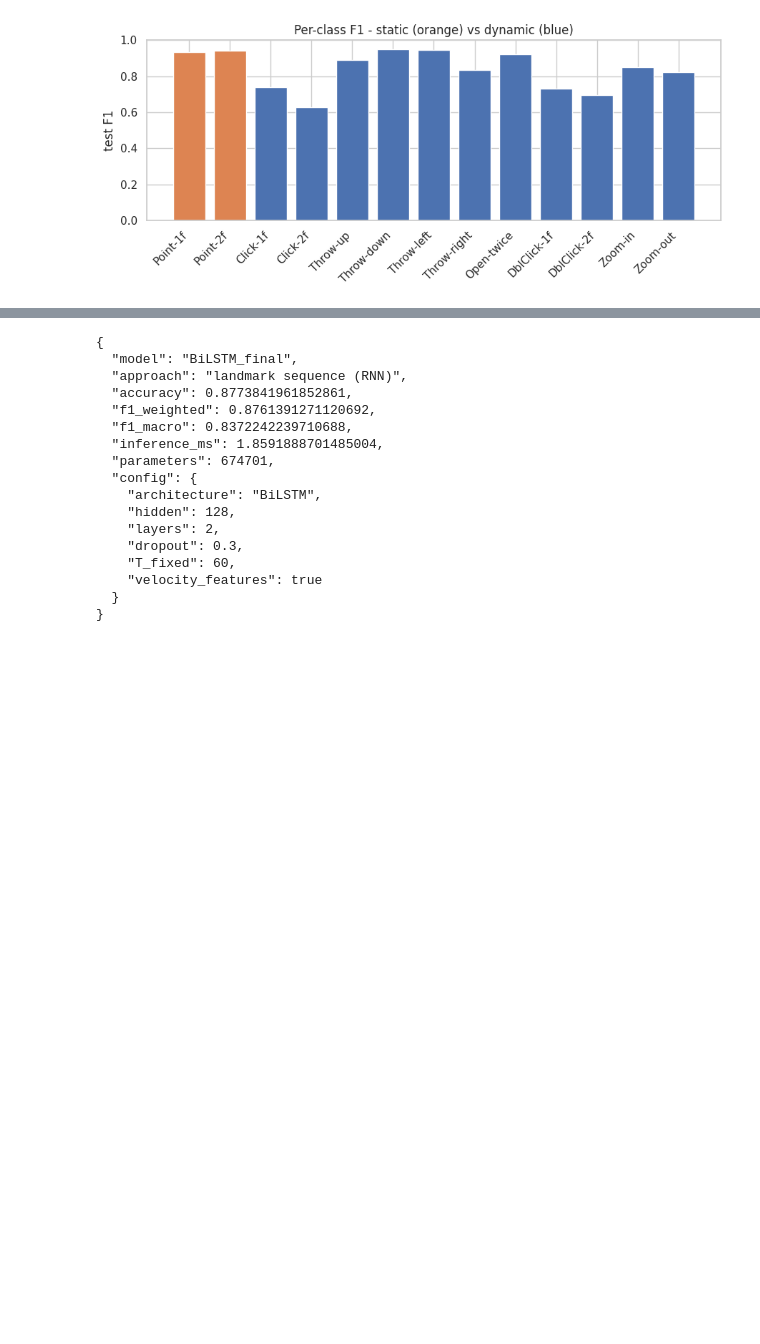
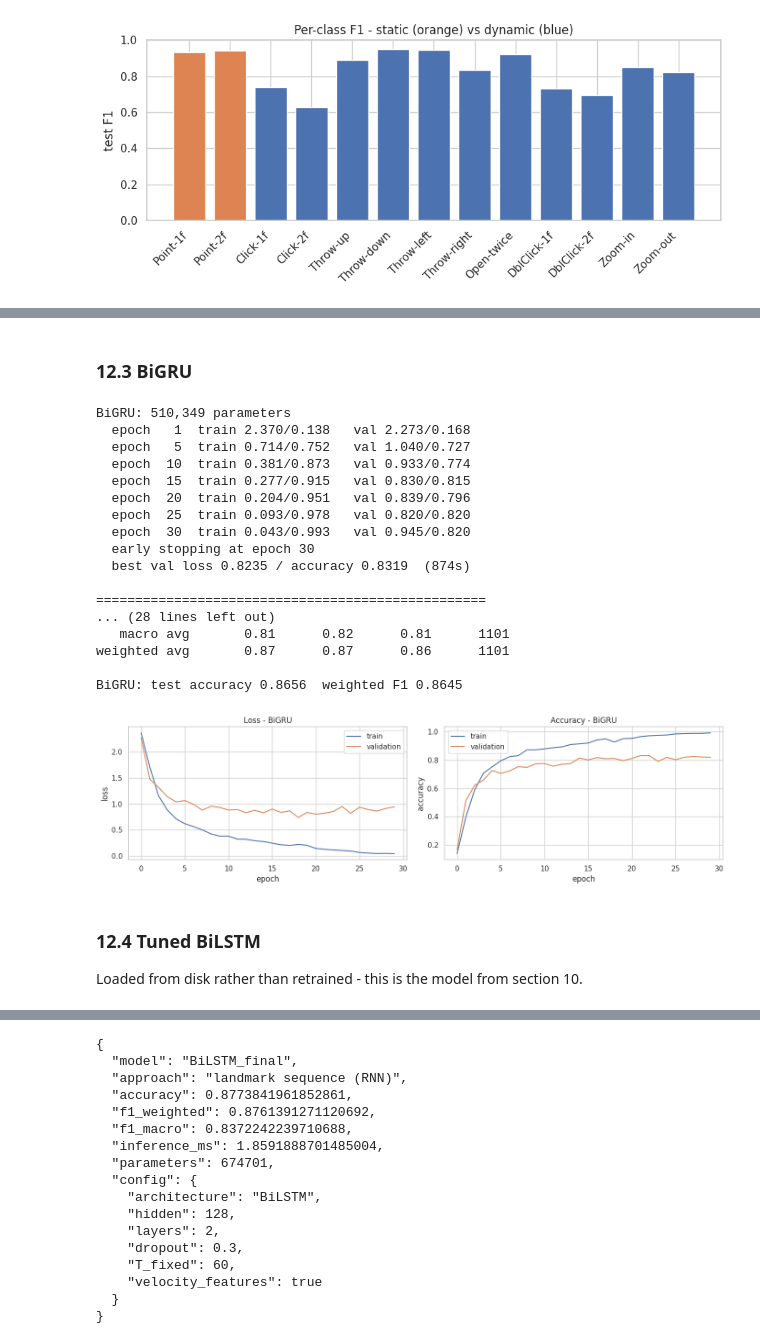
Before and after one commit to lanamatic/video-hand-gesture-recognition, a Jupyter notebook: notebooks/lstm_models.ipynb, the cells around one changed output, grey strips where cells are left out. Cells and saved outputs as stored; diff of their text form; code cells hidden in the pictures; blank space fills up the shorter version.

```diff
--- a/notebooks/lstm_models.ipynb
+++ b/notebooks/lstm_models.ipynb
@@ -668,0 +865,28 @@ static   0.938  0.933  0.943      2
+# %% [markdown]
+### 12.3 BiGRU
+# %%
+res_bigru = train_and_evaluate('BiGRU')
+plot_curves(res_bigru['history'], 'BiGRU')
+# %% [output]
+BiGRU: 510,349 parameters
+  epoch   1  train 2.370/0.138   val 2.273/0.168
+  epoch   5  train 0.714/0.752   val 1.040/0.727
+  epoch  10  train 0.381/0.873   val 0.933/0.774
+  epoch  15  train 0.277/0.915   val 0.830/0.815
+  epoch  20  train 0.204/0.951   val 0.839/0.796
+  epoch  25  train 0.093/0.978   val 0.820/0.820
+  epoch  30  train 0.043/0.993   val 0.945/0.820
+  early stopping at epoch 30
+  best val loss 0.8235 / accuracy 0.8319  (874s)
+
+==================================================
+... (28 lines left out)
+   macro avg       0.81      0.82      0.81      1101
+weighted avg       0.87      0.87      0.86      1101
+
+BiGRU: test accuracy 0.8656  weighted F1 0.8645
+[figure, added]
+# %% [markdown]
+### 12.4 Tuned BiLSTM
+
+Loaded from disk rather than retrained - this is the model from section 10.
```
Also changed, not shown: parts of 26 cells of this notebook, 12 other files.
